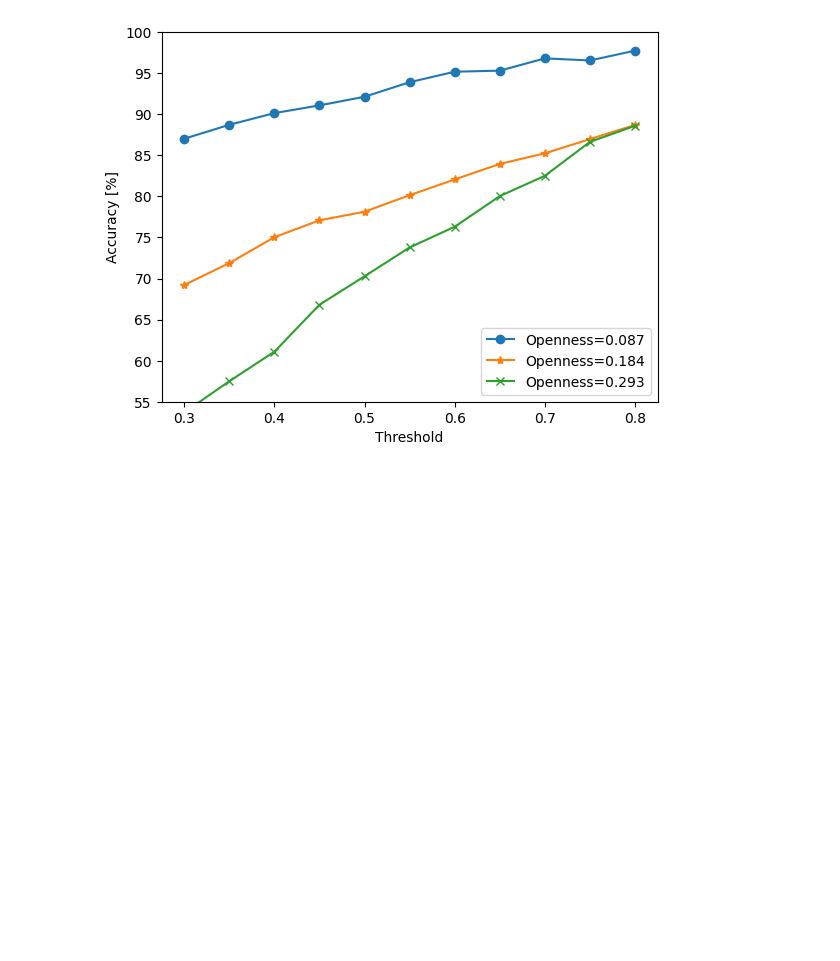
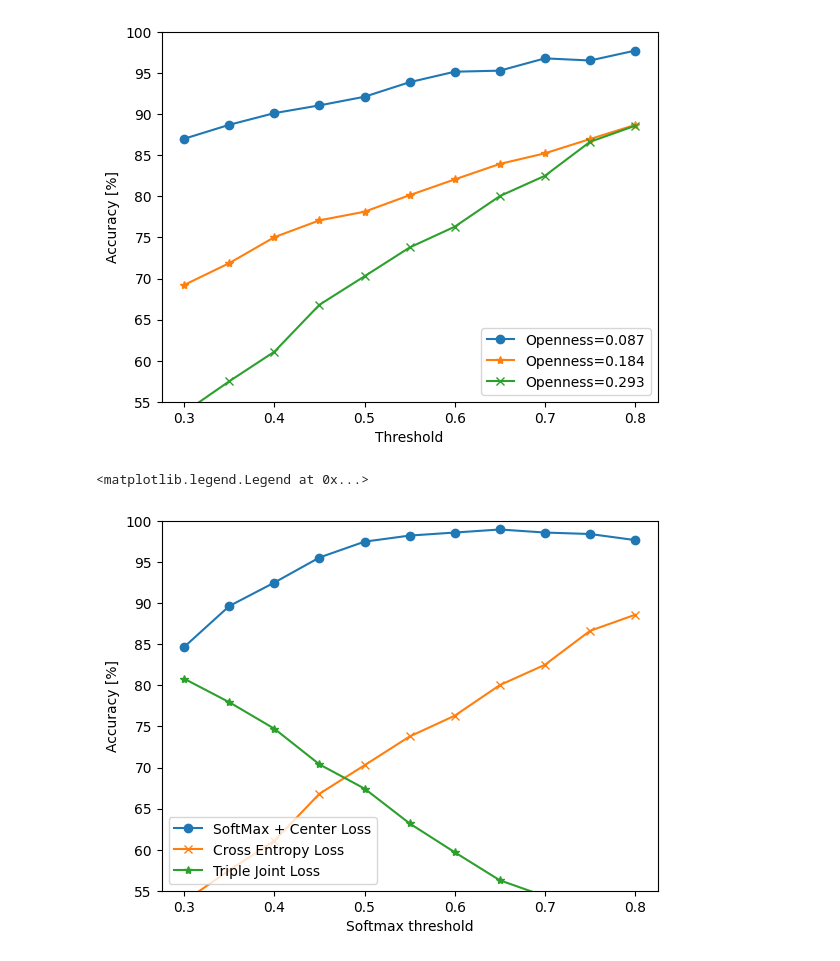
Before and after one commit to gondow86/InceptionTime, a Jupyter notebook: InceptionTime_TJL.ipynb, the cells around one changed output. Drawn from its saved outputs; the diff is of its cells as text; code cells hidden in the pictures; blank space fills up the shorter version.

```diff
--- a/InceptionTime_TJL.ipynb
+++ b/InceptionTime_TJL.ipynb
@@ -506,3 +510,20 @@ plt.legend()
 # %% [output]
 <matplotlib.legend.Legend at 0x...>
 [figure]
+# %%
+x = np.linspace(0.30, 0.80, 11)
+y1 = ave14
+
+y_soft_center = [84.68, 89.66, 92.52, 95.57, 97.50, 98.24, 98.61,  98.98, 98.61, 98.43, 97.69]
+y_triple = [80.81, 77.95,  74.72, 70.38, 67.43, 63.19, 59.68, 56.27, 54.33, 52.21, 50.92]
+plt.ylim(55, 100)
+plt.xlabel("Softmax threshold")
+plt.ylabel("Accuracy [%]")
+plt.plot(x, y_soft_center, marker="o", label="SoftMax + Center Loss")
+plt.plot(x, y1, marker="x", label="Cross Entropy Loss")
+plt.plot(x, y_triple, marker="*", label="Triple Joint Loss")
+
+plt.legend()
+# %% [output]
+<matplotlib.legend.Legend at 0x...>
+[figure, added]
```
Also changed, not shown: parts of 15 cells of this notebook, 1 other file.
